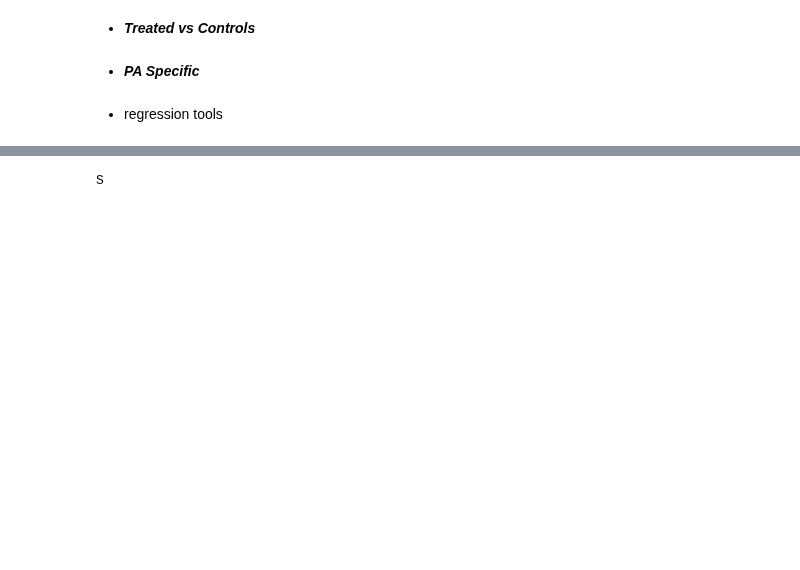
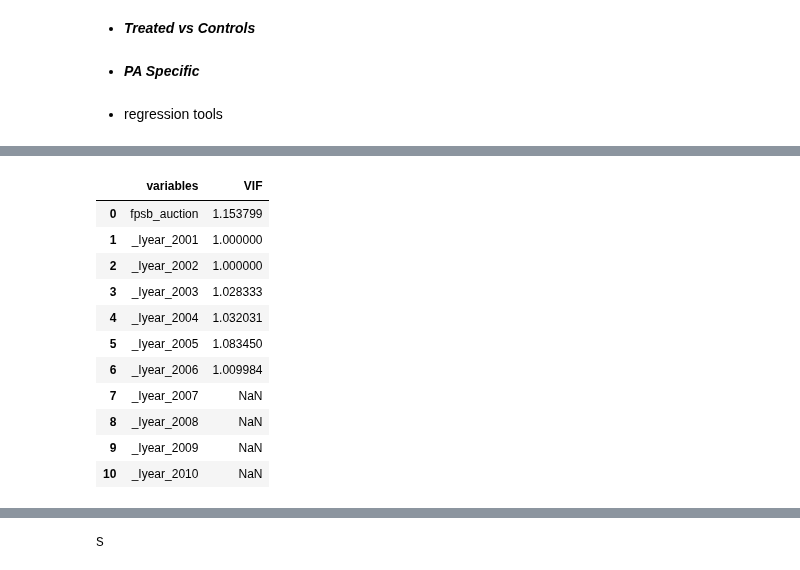
Before and after one commit to huiren-j/Replication-of-Decarolis-2014-, a Jupyter notebook: table23.ipynb, the cells around one changed output, grey strips where cells are left out. Saved outputs shown, nothing was run; the diff lists cells and outputs as text; code cells hidden in the pictures; blank space fills up the shorter version.

```diff
--- a/table23.ipynb
+++ b/table23.ipynb
@@ -89,0 +92,32 @@ df_reg_exp = df[(df['turin_co_sample']==1)&(df['ctrl_exp_turin_co_sample']==1)&(
+# %%
+# mutlicollinearity
+from statsmodels.stats.outliers_influence import variance_inflation_factor
+
+def calc_vif(X):
+
+    # Calculating VIF
+    vif = pd.DataFrame()
+    vif["variables"] = X.columns
+    vif["VIF"] = [variance_inflation_factor(X.values, i) for i in range(X.shape[1])]
+
+    return(vif)
+# %%
+#check multicollinearity
+X = df_reg_exp.loc[:,['fpsb_auction','_Iyear_2001','_Iyear_2002','_Iyear_2003','_Iyear_2004','_Iyear_2005','_Iyear_2006','_Iyear_2007','_Iyear_2008','_Iyear_2009','_Iyear_2010']]
+calc_vif(X)
+
+#will be problematic if VIF >=10
+#result: everything is under 10
+# %% [output]
+|  | variables | VIF |
+| 0 | fpsb_auction | 1.153799 |
+| 1 | _Iyear_2001 | 1.000000 |
+| 2 | _Iyear_2002 | 1.000000 |
+| 3 | _Iyear_2003 | 1.028333 |
+| 4 | _Iyear_2004 | 1.032031 |
+| 5 | _Iyear_2005 | 1.083450 |
+| 6 | _Iyear_2006 | 1.009984 |
+| 7 | _Iyear_2007 | NaN |
+| 8 | _Iyear_2008 | NaN |
+| 9 | _Iyear_2009 | NaN |
+| 10 | _Iyear_2010 | NaN |
```
Also changed, not shown: parts of 13 cells of this notebook, 1 other file.
